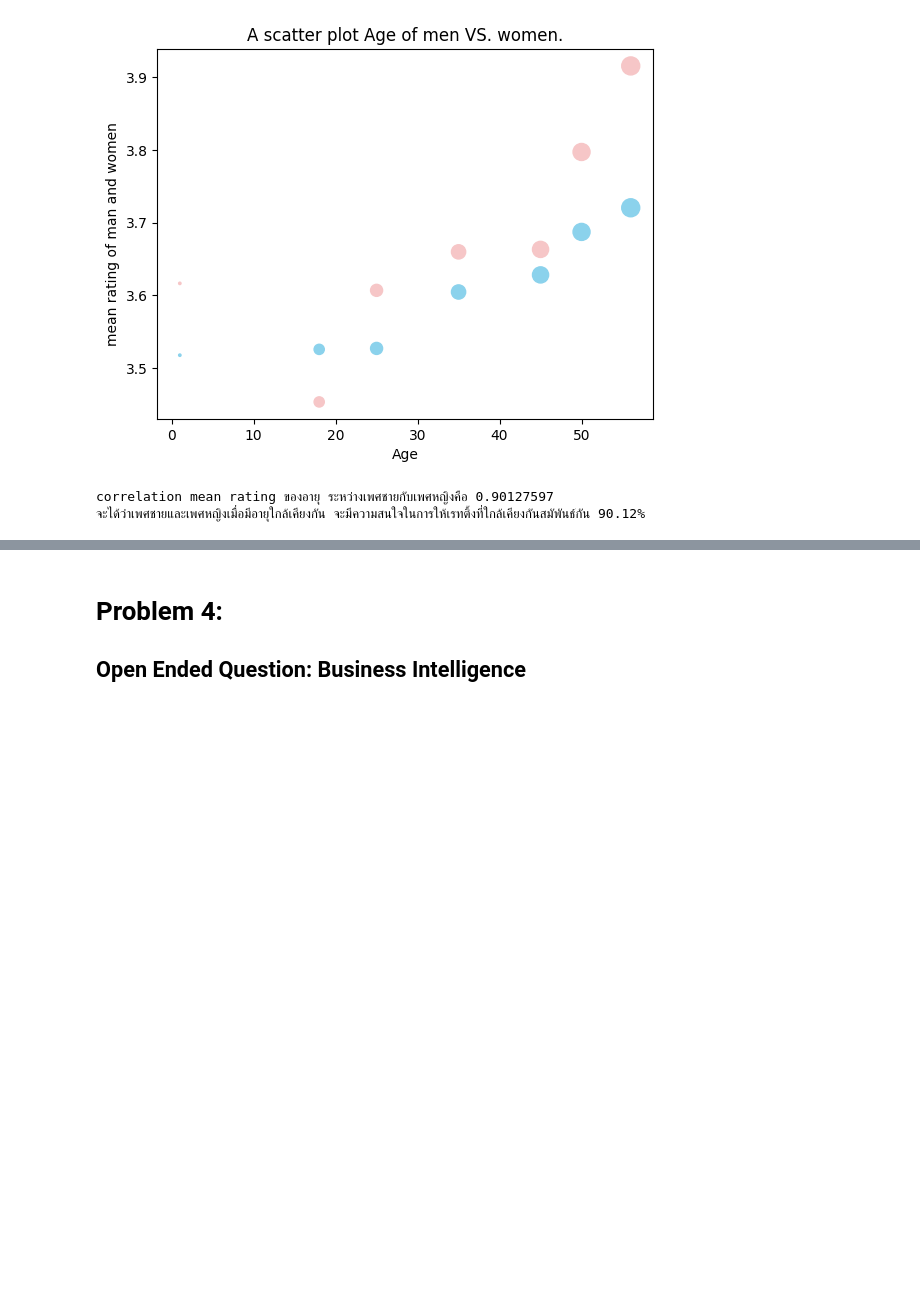
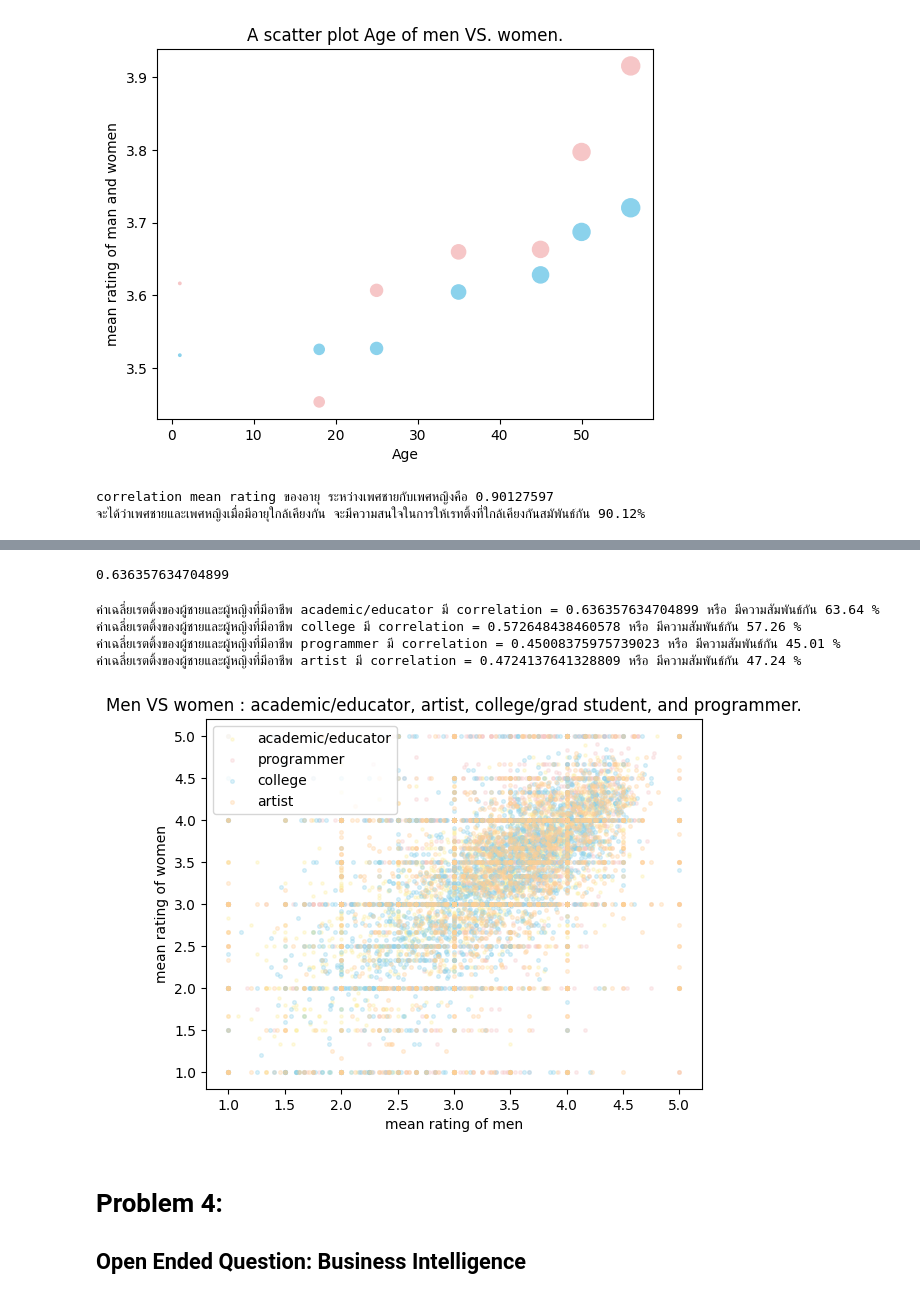
Before and after one commit to Tonry12/data_science_bootcamp_8_tonnaw, a Jupyter notebook: Project2_66.ipynb, the cells around one changed output, grey strips where cells are left out. Cells and saved outputs as stored; diff of their text form; code cells hidden in the pictures; blank space fills up the shorter version.

```diff
--- a/Project2_66.ipynb
+++ b/Project2_66.ipynb
@@ -350,3 +311,60 @@ plt.show()
+# %%
+df_plot_aca_notnull['Rating_x'].corr(df_plot_aca_notnull['Rating_y'])
+# %% [output]
+0.636357634704899
+# %%
+a = df_plot_aca_notnull['Rating_x'].corr(df_plot_aca_notnull['Rating_y'])
+c = df_plot_college_notnull['Rating_x'].corr(df_plot_college_notnull['Rating_y'])
+p = data_plot_programmer_nonna['Rating_x'].corr(data_plot_programmer_nonna['Rating_y'])
+ar = df_plot_artist_notnull['Rating_x'].corr(df_plot_artist_notnull['Rating_y'])
+#academic/educator
+print(f'ค่าเฉลี่ยเรตติ้งของผู้ชายและผู้หญิงที่มีอาชีพ academic/educator มี correlation = {a} หรือ มีความสัมพันธ์กัน {(a*100):.2f} %')
+#college
+print(f'ค่าเฉลี่ยเรตติ้งของผู้ชายและผู้หญิงที่มีอาชีพ college มี correlation = {c} หรือ มีความสัมพันธ์กัน {(c*100):.2f} %')
+#programmer
+print(f'ค่าเฉลี่ยเรตติ้งของผู้ชายและผู้หญิงที่มีอาชีพ programmer มี correlation = {p} หรือ มีความสัมพันธ์กัน {(p*100):.2f} %')
+#artist
+print(f'ค่าเฉลี่ยเรตติ้งของผู้ชายและผู้หญิงที่มีอาชีพ artist มี correlation = {ar} หรือ มีความสัมพันธ์กัน {(ar*100):.2f} %')
+
+plt.scatter(df_plot_aca_notnull['Rating_x']
+            , df_plot_aca_notnull['Rating_y']
+            ,s=5
+            ,c='#FCEE9E'
+            ,label='academic/educator'
+            ,alpha=0.3
+            )
+plt.scatter(data_plot_programmer_nonna['Rating_x'],
+            data_plot_programmer_nonna['Rating_y'],
+            s=6,
+            c='#F6C6C7',
+            label='programmer',
+            alpha=0.3
+            )
+plt.scatter(df_plot_college_notnull['Rating_x'],
+            df_plot_college_notnull['Rating_y'],
+            s=7,
+            c='#8BD2EC',
+            label='college',
+            alpha=0.3
+            )
+plt.scatter(df_plot_artist_notnull['Rating_x'],
+            df_plot_artist_notnull['Rating_y'],
+            s=7,
+            c='#FFCF96',
+            label='artist',
+            alpha=0.3
+            )
+plt.title('Men VS women : academic/educator, artist, college/grad student, and programmer.')
+plt.xlabel('mean rating of men')
+plt.ylabel('mean rating of women')
+plt.legend()
+plt.show()
+# %% [output]
+ค่าเฉลี่ยเรตติ้งของผู้ชายและผู้หญิงที่มีอาชีพ academic/educator มี correlation = 0.636357634704899 หรือ มีความสัมพันธ์กัน 63.64 %
+ค่าเฉลี่ยเรตติ้งของผู้ชายและผู้หญิงที่มีอาชีพ college มี correlation = 0.572648438460578 หรือ มีความสัมพันธ์กัน 57.26 %
+ค่าเฉลี่ยเรตติ้งของผู้ชายและผู้หญิงที่มีอาชีพ programmer มี correlation = 0.45008375975739023 หรือ มีความสัมพันธ์กัน 45.01 %
+ค่าเฉลี่ยเรตติ้งของผู้ชายและผู้หญิงที่มีอาชีพ artist มี correlation = 0.4724137641328809 หรือ มีความสัมพันธ์กัน 47.24 %
+[figure, added]
 # %% [markdown]
 # Problem 4:
 ## Open Ended Question:  Business Intelligence
```
Also changed, not shown: parts of 1 cell of this notebook.
